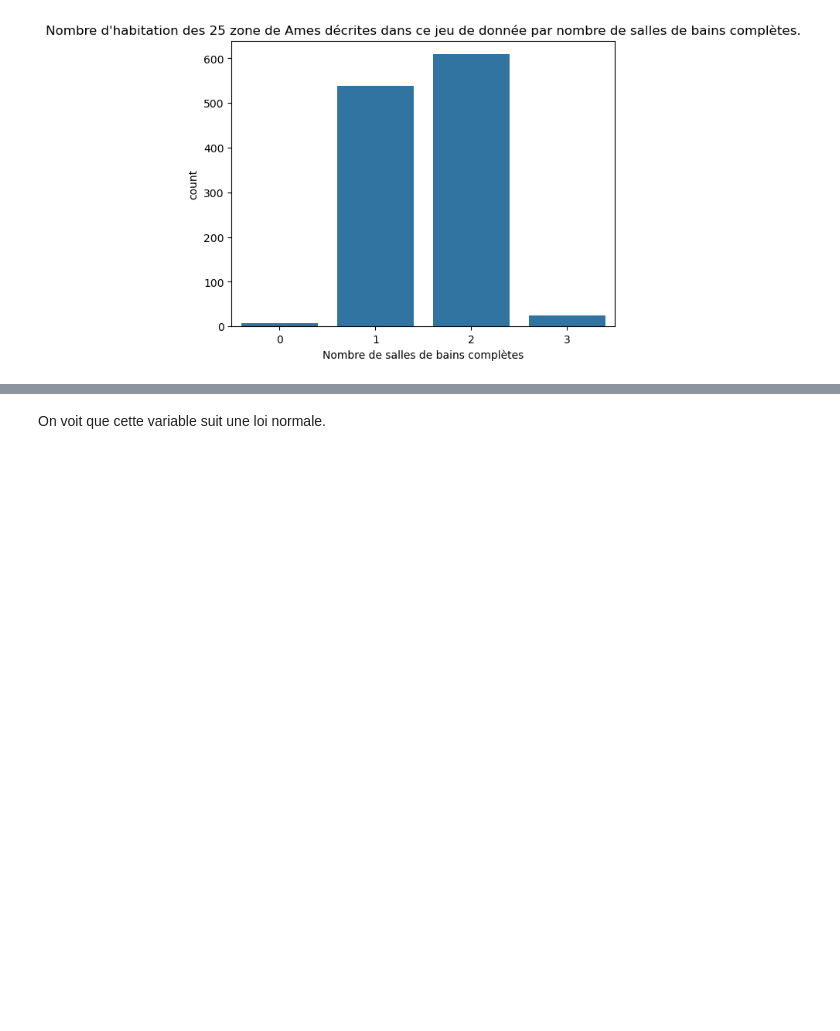
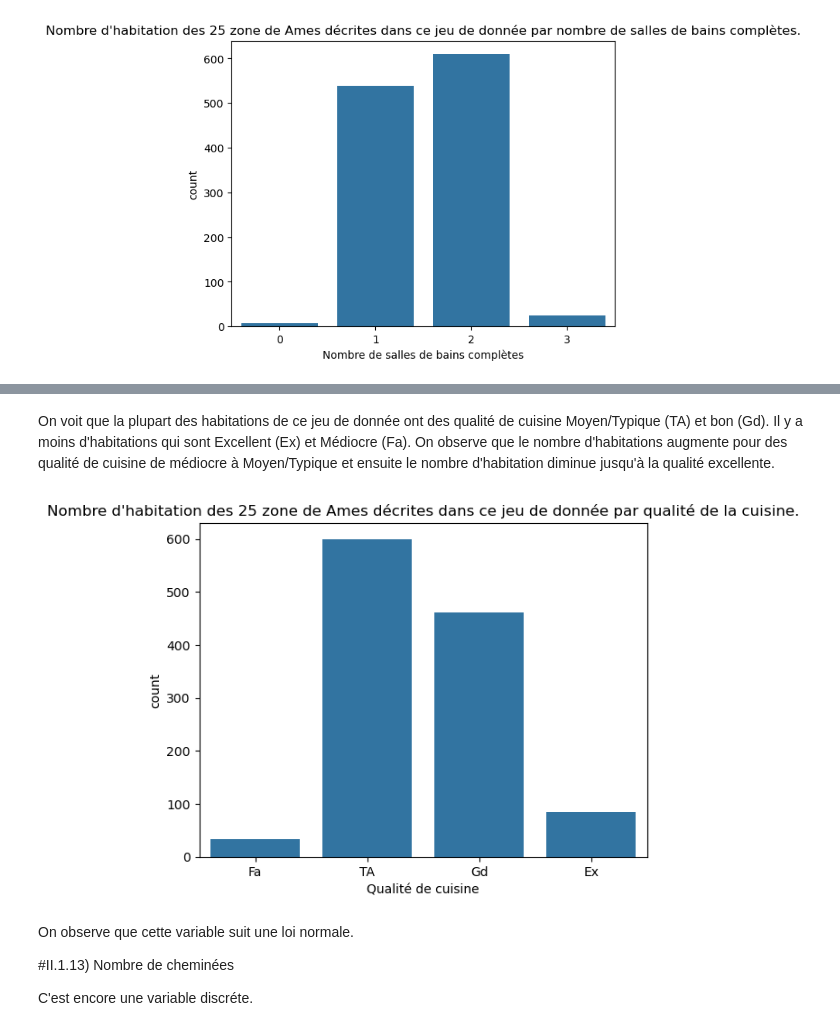
Before and after one commit to fmazur57u/Prediction_prix_immobilier, a Jupyter notebook: projet_prix_immobilier.ipynb, the cells around one changed output, grey strips where cells are left out. Cells and saved outputs as stored; diff of their text form; code cells hidden in the pictures; blank space fills up the shorter version.

```diff
--- a/projet_prix_immobilier.ipynb
+++ b/projet_prix_immobilier.ipynb
@@ -423,2 +475,15 @@ plt.show()
+# %% [markdown]
+On voit que la plupart des habitations de ce jeu de donnée ont des qualité de cuisine Moyen/Typique (TA) et bon (Gd). Il y a moins d'habitations qui sont Excellent (Ex) et Médiocre (Fa). On observe que le nombre d'habitations augmente pour des qualité de cuisine de médiocre à Moyen/Typique et ensuite le nombre d'habitation diminue jusqu'à la qualité excellente.
+# %%
+sns.countplot(data=train_set, x="KitchenQual", order=ordre_categories)
+plt.title("Nombre d'habitation des 25 zone de Ames décrites dans ce jeu de donnée par qualité de la cuisine.")
+plt.xlabel("Qualité de cuisine")
+plt.show()
+# %% [output]
+[figure, added]
 # %% [markdown]
-On voit que cette variable suit une loi normale.
+On observe que cette variable suit une loi normale.
+
+#II.1.13) Nombre de cheminées
+
+C'est encore une variable discréte.
```
Also changed, not shown: parts of 23 cells of this notebook.
